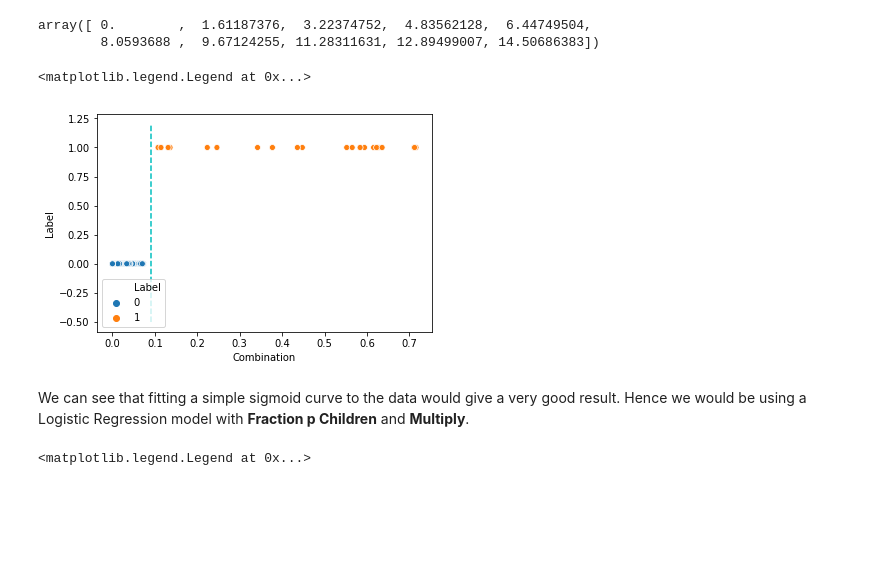
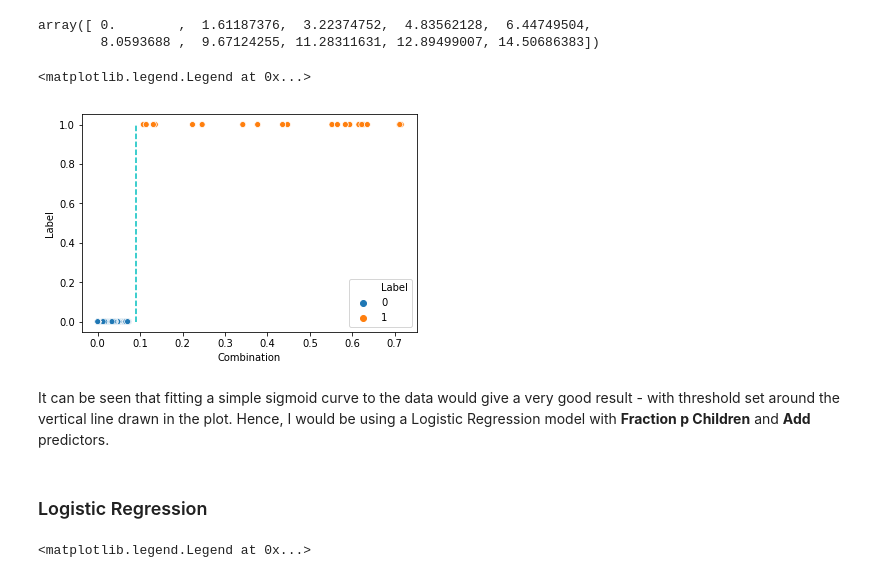
Before and after one commit to swaroop-nath/Semantic-Web-Parser, a Jupyter notebook: First Model Preparation/exploratory_data_analysis.ipynb, the cells around one changed output. Drawn from its saved outputs; the diff is of its cells as text; code cells hidden in the pictures; blank space fills up the shorter version.

Commit message:
Second Phase Model created.

```diff
--- a/First Model Preparation/exploratory_data_analysis.ipynb
+++ b/First Model Preparation/exploratory_data_analysis.ipynb
@@ -77,5 +103,5 @@ plt.show()
 __Fraction p Children__ does abide by the assumption for Logistic Regression. However, __Num Words__ doesn't seem to do so. Let's see if a convolution of __Num Words__ and __Fraction p Children__ seems to abide by it.
 # %%
 dataset['Add'] = dataset.apply(lambda row: row['Fraction p Children'] + row['Num Words'], axis = 1)
-dataset['Multiply'] = dataset.apply(lambda row: row['Fraction p Children'] + row['Num Words'], axis = 1)
+dataset['Multiply'] = dataset.apply(lambda row: row['Fraction p Children'] * row['Num Words'], axis = 1)
 # %%
@@ -102,27 +136,26 @@ array([ 0.        ,  1.61187376,  3.22374752,  4.83562128,  6.44749504,
         8.0593688 ,  9.67124255, 11.28311631, 12.89499007, 14.50686383])
 # %%
 X_1 = dataset['Fraction p Children'].values
-X_2 = dataset['Multiply'].values
+X_2 = dataset['Add'].values
 y = dataset['Label'].values
 
 params_optimal, _ = optimize.curve_fit(sigmoid, xdata = (X_1, X_2), ydata = y, p0 = (1, 1, 100, 0.5))
 
 pseudo_X_1 = np.arange(0, 1, 0.1)
 pseudo_X_2 = np.arange(0, 1, 0.1)
 y_proba = sigmoid((pseudo_X_1, pseudo_X_2), *params_optimal)
 
 dataset['Combination'] = dataset.apply(lambda row: params_optimal[0] * row['Fraction p Children']
-                                       + params_optimal[1] * row['Multiply'], axis = 1)
+                                       + params_optimal[1] * row['Add'], axis = 1)
 
 sns.scatterplot(x = 'Combination', y = 'Label', hue = 'Label', data = dataset)
-# combination = params_optimal[0] * pseudo_X_1 + params_optimal[0] * pseudo_X_2
-# plt.plot(combination, y_proba, label = 'Fitted Data')
-
-plt.vlines(0.09, ymin = -0.5, ymax = 1.2, linestyle = '--', color = 'c')
+plt.vlines(0.09, ymin = 0, ymax = 1, linestyle = '--', color = 'c')
 plt.legend()
 # %% [output]
 <matplotlib.legend.Legend at 0x...>
-[figure, old version]
+[figure, new version]
 # %% [markdown]
-We can see that fitting a simple sigmoid curve to the data would give a very good result. Hence we would be using a Logistic Regression model with __Fraction p Children__ and __Multiply__.
+It can be seen that fitting a simple sigmoid curve to the data would give a very good result - with threshold set around the vertical line drawn in the plot. Hence, I would be using a Logistic Regression model with __Fraction p Children__ and __Add__ predictors.
+# %% [markdown]
+### Logistic Regression
 # %%
```
Also changed, not shown: parts of 10 cells of this notebook, 6 other files.
